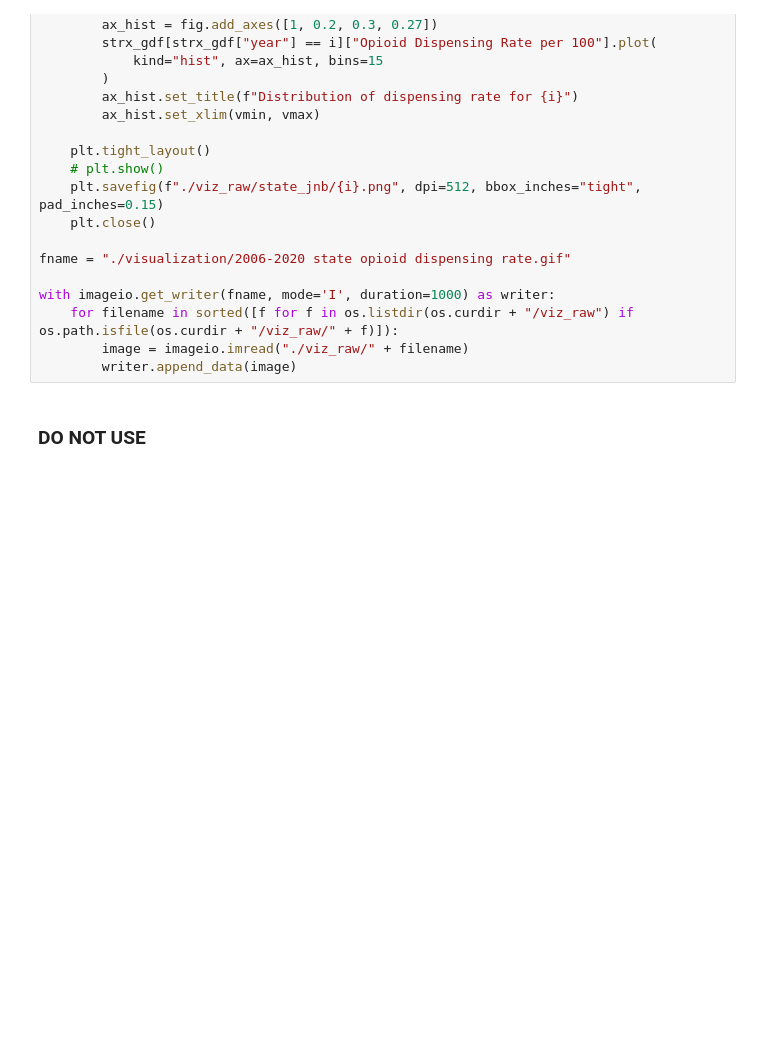
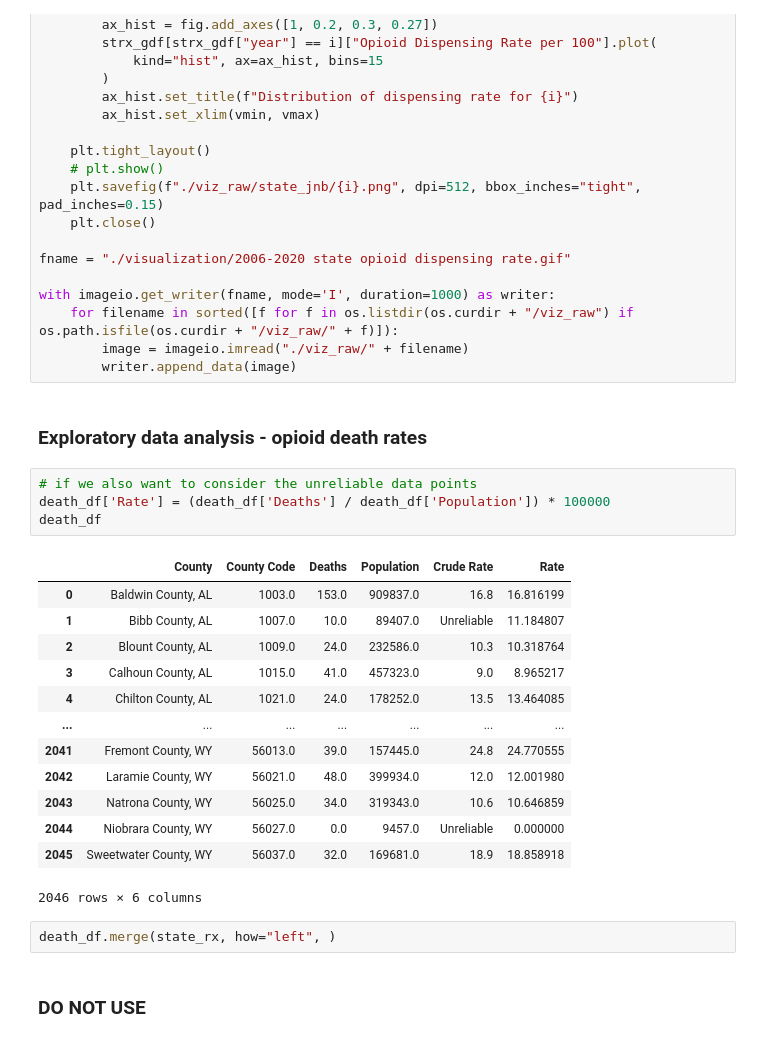
Before and after one commit to Ludougan123234/624-project, a Jupyter notebook: exp_opioid randy.ipynb, the cells around one changed output. Saved outputs shown, nothing was run; the diff lists cells and outputs as text; blank space fills up the shorter version.

```diff
--- a/exp_opioid randy.ipynb
+++ b/exp_opioid randy.ipynb
@@ -693,6 +655,28 @@ with imageio.get_writer(fname, mode='I', duration=1000) as writer:
     for filename in sorted([f for f in os.listdir(os.curdir + "/viz_raw") if os.path.isfile(os.curdir + "/viz_raw/" + f)]):
         image = imageio.imread("./viz_raw/" + filename)
         writer.append_data(image)
+# %% [markdown]
+### Exploratory data analysis - opioid death rates
+# %%
+# if we also want to consider the unreliable data points
+death_df['Rate'] = (death_df['Deaths'] / death_df['Population']) * 100000
+death_df
+# %% [output]
+|  | County | County Code | Deaths | Population | Crude Rate | Rate |
+| 0 | Baldwin County, AL | 1003.0 | 153.0 | 909837.0 | 16.8 | 16.816199 |
+| 1 | Bibb County, AL | 1007.0 | 10.0 | 89407.0 | Unreliable | 11.184807 |
+| 2 | Blount County, AL | 1009.0 | 24.0 | 232586.0 | 10.3 | 10.318764 |
+| 3 | Calhoun County, AL | 1015.0 | 41.0 | 457323.0 | 9.0 | 8.965217 |
+| 4 | Chilton County, AL | 1021.0 | 24.0 | 178252.0 | 13.5 | 13.464085 |
+| ... | ... | ... | ... | ... | ... | ... |
+| 2041 | Fremont County, WY | 56013.0 | 39.0 | 157445.0 | 24.8 | 24.770555 |
+| 2042 | Laramie County, WY | 56021.0 | 48.0 | 399934.0 | 12.0 | 12.001980 |
+| 2043 | Natrona County, WY | 56025.0 | 34.0 | 319343.0 | 10.6 | 10.646859 |
+| 2044 | Niobrara County, WY | 56027.0 | 0.0 | 9457.0 | Unreliable | 0.000000 |
+| 2045 | Sweetwater County, WY | 56037.0 | 32.0 | 169681.0 | 18.9 | 18.858918 |
+2046 rows × 6 columns
+# %%
+death_df.merge(state_rx, how="left", )
 # %% [markdown]
 ### DO NOT USE
 # %%
```
Also changed, not shown: parts of 14 cells of this notebook.
